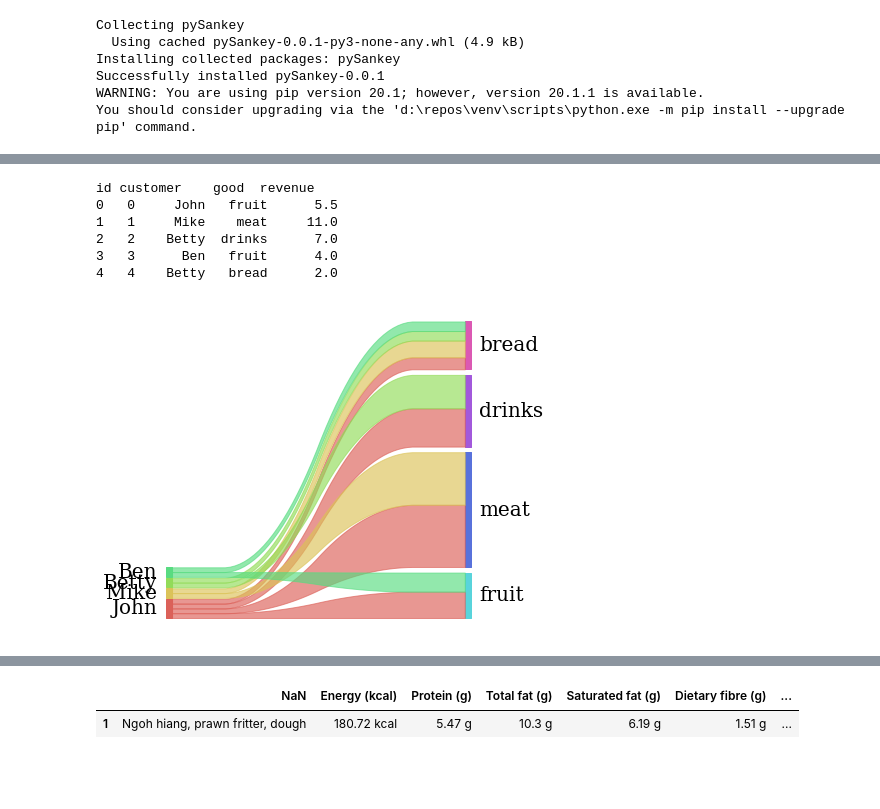
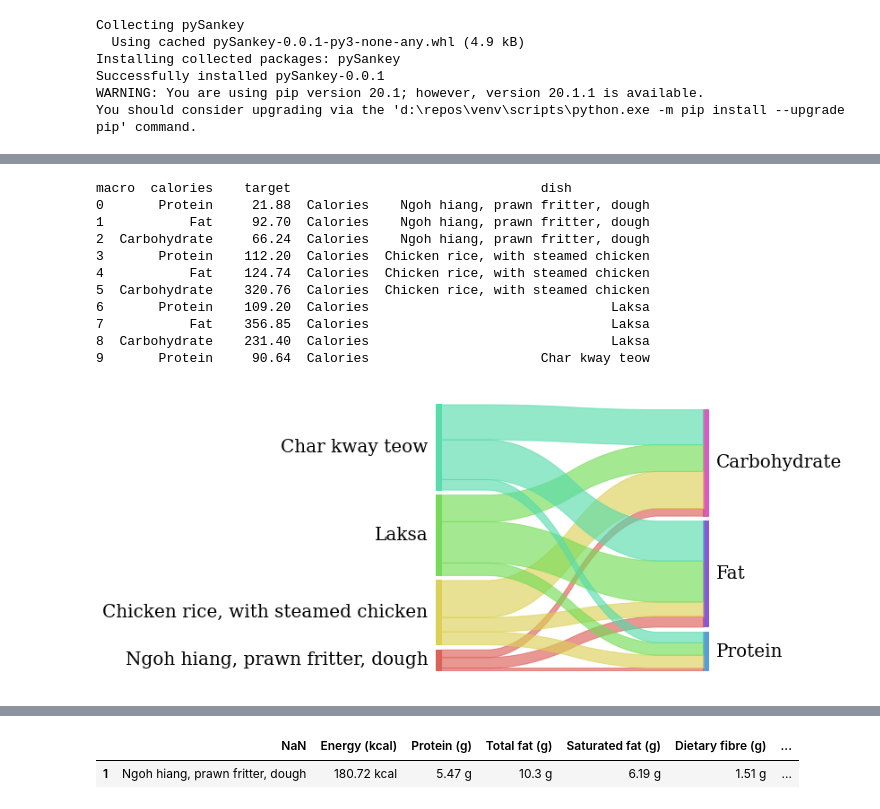
Before and after one commit to weirdyang/practice, a Jupyter notebook: sankey-practice/exploration.ipynb, the cells around one changed output, grey strips where cells are left out. Saved outputs shown, nothing was run; the diff lists cells and outputs as text; code cells hidden in the pictures; blank space fills up the shorter version.

```diff
--- a/sankey-practice/exploration.ipynb
+++ b/sankey-practice/exploration.ipynb
@@ -51,22 +25,3 @@ macro  calories    target                                dish
-# %%
-df = pd.read_csv(
-    'goods.csv', sep=',',
-    names=['id', 'customer', 'good', 'revenue'],
-    skiprows=1
-)
-print(df.head())
-sankey.sankey(
-    left=df['customer'], right=df['good'], rightWeight=df['revenue'], aspect=20,
-    fontsize=20, figure_name="customer-good"
-)
-# %% [output]
-id customer    good  revenue
-0   0     John   fruit      5.5
-1   1     Mike    meat     11.0
-2   2    Betty  drinks      7.0
-3   3      Ben   fruit      4.0
-4   4    Betty   bread      2.0
-[figure, removed]
 # %%
 def parse_convert(df):
     df['Protein'] = float(df.iloc[0][df.columns[2]].split(' ')[0]) * 4
@@ -91,3 +46,29 @@ def createData(html):
     sanDf = pd.DataFrame(data)
     sanDf['dish'] = food.iloc[0]['Name']
     return sanDf
+# %%
+htmls = [html, html2, html3, html4]
+
+datagrids = []
+for item in htmls:
+    datagrids.append(createData(item))
+final = pd.concat(datagrids, ignore_index=True)
+print(final.head(10))
+final.to_csv('test.csv')
+sankey.sankey(
+    right=final['macro'], left=final['dish'], leftWeight=final['calories'], aspect=20,
+    fontsize=20, figure_name="customer-good"
+)
+# %% [output]
+macro  calories    target                                dish
+0       Protein     21.88  Calories    Ngoh hiang, prawn fritter, dough
+1           Fat     92.70  Calories    Ngoh hiang, prawn fritter, dough
+2  Carbohydrate     66.24  Calories    Ngoh hiang, prawn fritter, dough
+3       Protein    112.20  Calories  Chicken rice, with steamed chicken
+4           Fat    124.74  Calories  Chicken rice, with steamed chicken
+5  Carbohydrate    320.76  Calories  Chicken rice, with steamed chicken
+6       Protein    109.20  Calories                               Laksa
+7           Fat    356.85  Calories                               Laksa
+8  Carbohydrate    231.40  Calories                               Laksa
+9       Protein     90.64  Calories                      Char kway teow
+[figure, added]
```
Also changed, not shown: parts of 3 cells of this notebook.
